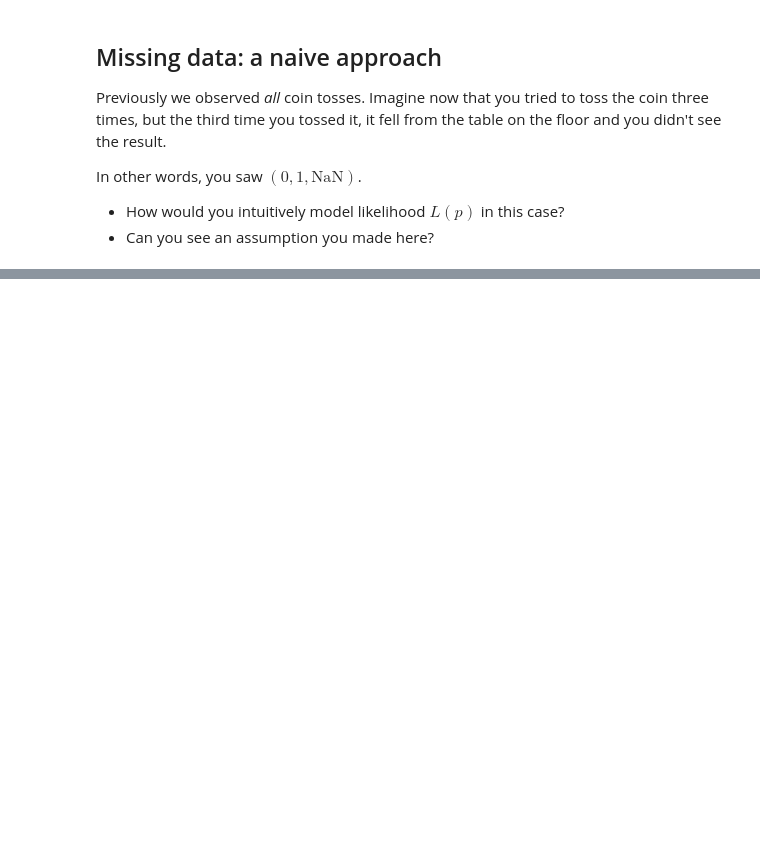
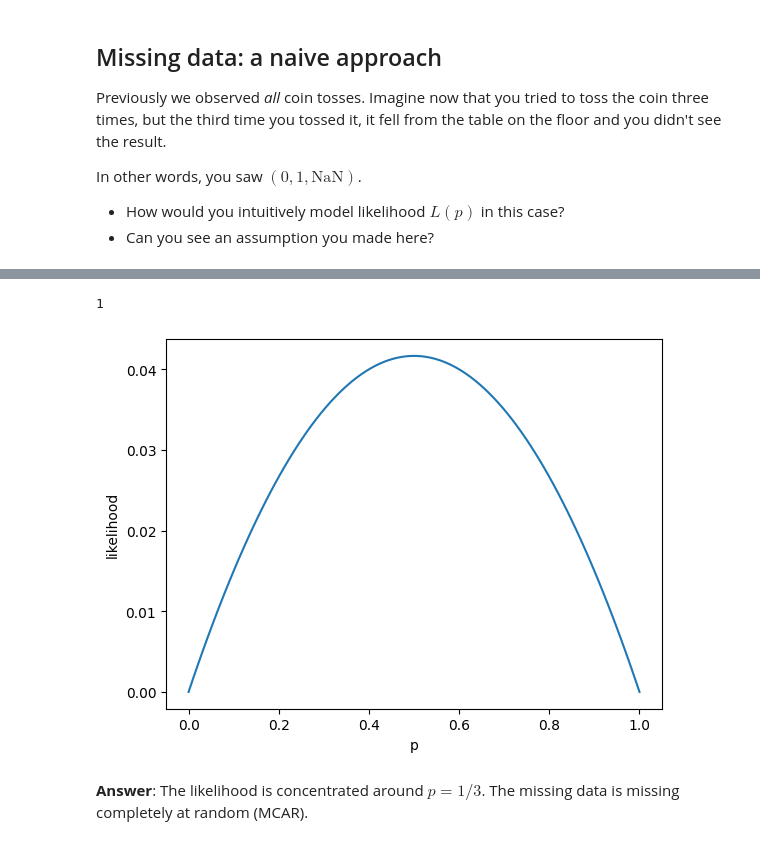
Before and after one commit to cbg-ethz/PYggdrasil, a Jupyter notebook: notebooks/ponder-na-probs.ipynb, the cells around one changed output, grey strips where cells are left out. Saved outputs shown, nothing was run; the diff lists cells and outputs as text; code cells hidden in the pictures; blank space fills up the shorter version.

Commit message:
added MCAR

```diff
--- a/notebooks/ponder-na-probs.ipynb
+++ b/notebooks/ponder-na-probs.ipynb
@@ -57,0 +74,32 @@ The assumption is that the missing data is missing at random (MAR).
+# %%
+def likelihood_mcar(p, X):
+    """Compute the likelihood of a Bernoulli model.
+        Args:
+            p (float): probability of success i.e. p(X_i = 1)
+            X (np.array): observations
+        Returns:
+            float: likelihood
+    """
+    # count numer of successes
+    n_success = np.sum(np.where(X ==1, 1,0))
+    # count number of failures
+    n_failures = np.sum(np.where(X ==0, 1,0))
+    # count number of missing data
+    n_nan = np.sum(np.isnan(X))
+    print(n_nan)
+
+    # compute likelihood
+    return p**n_success * (1-p)**n_failures * (1/6)**n_nan
+# %%
+# Plot the likelihood
+p = np.linspace(0, 1, 100)
+X = np.array([0, 1, np.nan])
+plt.plot(p, likelihood_mcar(p, X))
+plt.xlabel('p')
+plt.ylabel('likelihood')
+plt.show()
+# %% [output]
+1
+[figure, added]
+# %% [markdown]
+**Answer**: The likelihood is concentrated around $p = 1/3$. The missing data is missing completely at random (MCAR).
```
Also changed, not shown: parts of 2 cells of this notebook.
